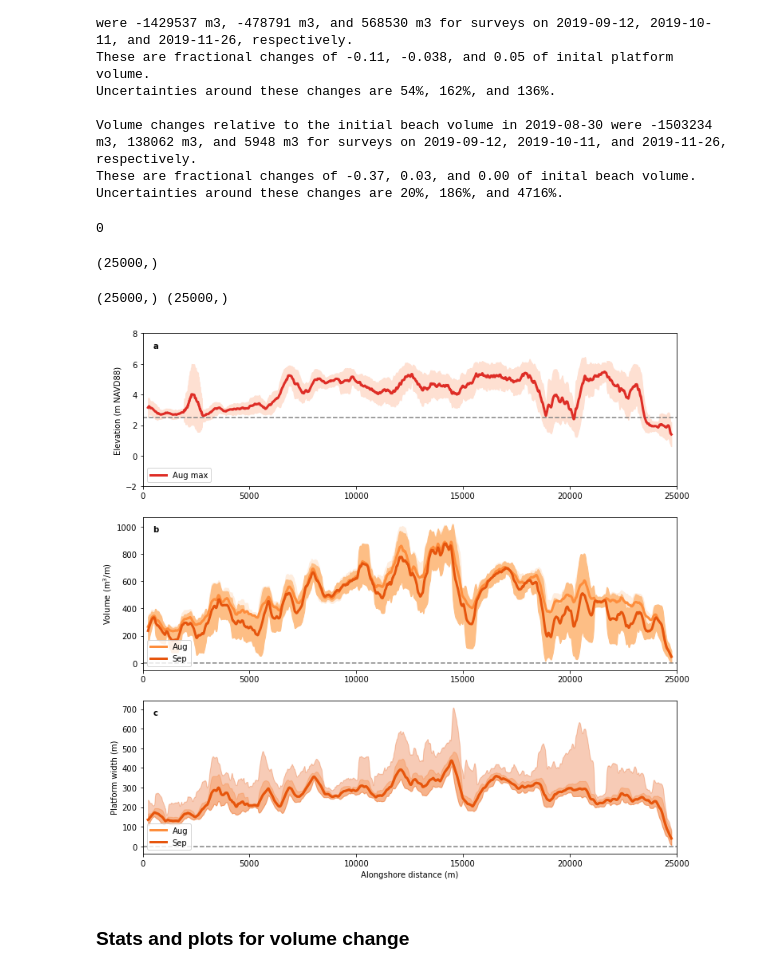
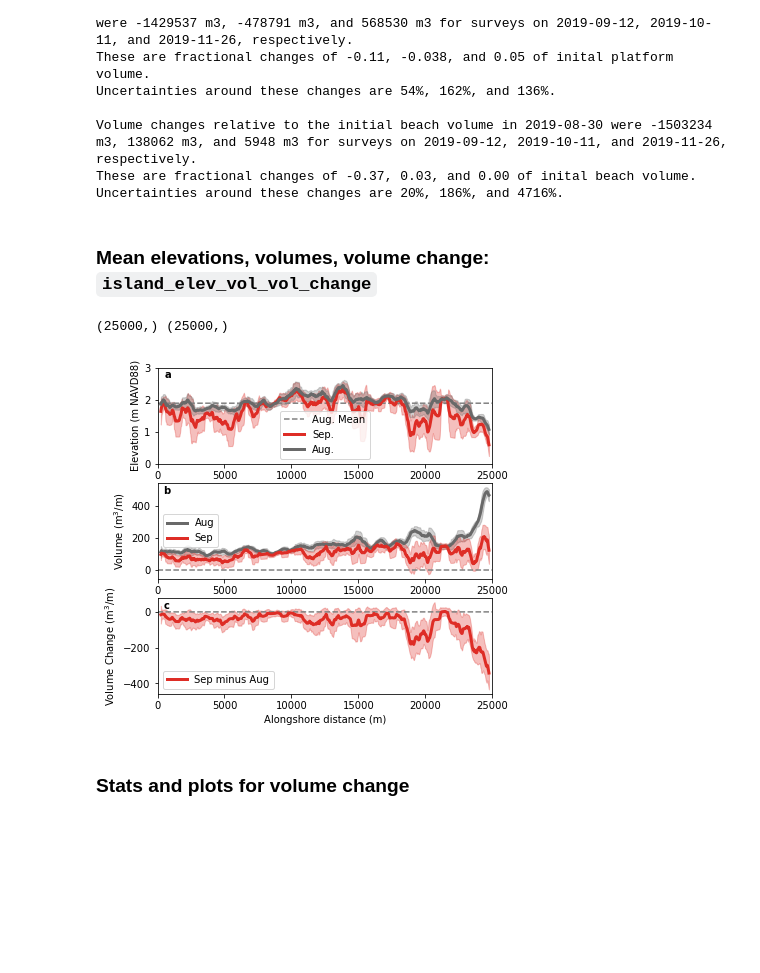
Before and after one commit to csherwood-usgs/CoreBx, a Jupyter notebook: CoreBx_process.ipynb, the cells around one changed output. Drawn from its saved outputs; the diff is of its cells as text; code cells hidden in the pictures; blank space fills up the shorter version.

Commit message:
still working on alongshore plots

```diff
--- a/CoreBx_process.ipynb
+++ b/CoreBx_process.ipynb
@@ -1028,18 +1028,8 @@ Uncertainties around these changes are 54%, 162%, and 136%.
 Volume changes relative to the initial beach volume in 2019-08-30 were -1503234 m3, 138062 m3, and 5948 m3 for surveys on 2019-09-12, 2019-10-11, and 2019-11-26, respectively.
 These are fractional changes of -0.37, 0.03, and 0.00 of inital beach volume.
 Uncertainties around these changes are 20%, 186%, and 4716%.
-# %%
-np.sum(np.isnan(plat_vol))
-# %% [output]
-0
-# %%
-y.shape
-# %% [output]
-(25000,)
-# %%
-for i in range(0,4):
-    vpmean[:,i] = running_nanmean(plat_vol[:,i],501)
-    vpstd[:,i] = running_stddev(plat_vol[:,i],501)
+# %% [markdown]
+### Mean elevations, volumes, volume change: `island_elev_vol_vol_change`
 # %%
 # NOTE - The volumes and widths are associated with the LAST MAP calculated in the loop above
 # island width is wrong in places with no island volume
@@ -1051,13 +1041,22 @@ width_platform0=platform_width.copy()
 # average volume
 vpmean = np.zeros_like(plat_vol)
 vpstd = vpmean.copy()
+vbmean = vpmean.copy()
+vbstd = vpmean.copy()
 apmean = vpmean.copy()
 apstd = vpmean.copy()
+elmean = vpmean.copy()
+elstd = vpmean.copy()
 
 # smooth volumes and widths
 for i in range(0,4):
+    eltot = all_vol/island_width
+    elmean[:,i] = running_nanmean(eltot[:,i],501)
+    elstd[:,i] = running_stddev(eltot[:,i],501)
     vpmean[:,i] = running_nanmean(plat_vol[:,i],501)
     vpstd[:,i] = running_stddev(plat_vol[:,i],501)
+    vpmean[:,i] = running_nanmean(beach_vol[:,i],501)
+    vpstd[:,i] = running_stddev(beach_vol[:,i],501)
     apmean[:,i] = running_nanmean(width_platform0[:,i],501)
     apstd[:,i] = running_stddev(width_platform0[:,i],501)
 
@@ -1066,56 +1065,63 @@ x = zdune[:,0]
 xs = running_nanmean(x,501)
 xstd = running_stddev(x,501)
 print(np.shape(x),np.shape(xs))
 
 #vp_err = np.sqrt( vpstd**2 + (width_platform*np.tile(sigma_tot,[nalong,1]).T)**2 )
+mean_eltot = np.nanmean(eltot,0)
 
-plt.figure(figsize=(12,12))
+plt.figure(figsize=(6,6))
 ax1=plt.subplot(311)
-plt.plot(y,np.ones_like(y)*2.5,'--',c='gray')
-plt.plot(y,xs,'-',linewidth=3,c=red3[2],label='Aug max')
-ax1.fill_between(y,xs-xstd,xs+xstd,color=red3[0])
-# plt.plot(y,pelev0s,linewidth=3,c=cols[1],label='Aug mean')
-# plt.plot(y,pelev1s,linewidth=3,c=cols[2],label='Sep mean')
-# ax1.fill_between(y,pelev1s-pelev1sd,pelev1s+pelev1sd,color=cols[0])
-plt.ylim((-2,8))
+plt.plot(y,np.ones_like(y)*mean_eltot[0],'--',c='gray',label='Aug. Mean')
+
+plt.plot(y,elmean[:,1],'-',linewidth=3,c=red3[2],label='Sep.')
+ax1.fill_between(y,elmean[:,1]-elstd[:,1],elmean[:,1]+elstd[:,1],color=red3[2], alpha=0.3)
+
+plt.plot(y,elmean[:,0],'-',linewidth=3,c='dimgray',label='Aug.')
+ax1.fill_between(y,elmean[:,0]-elstd[:,0],elmean[:,0]+elstd[:,0],color='dimgray', alpha=0.3)
+
+
+plt.ylim((0,3))
 plt.text(0.02, 0.92,'a',horizontalalignment='left',verticalalignment='center',transform = ax1.transAxes, fontweight='bold')
-plt.legend(loc='lower left')
+plt.legend(loc='lower center')
 plt.ylabel('Elevation (m NAVD88)')
 plt.xlim((0,25000))
 
 ax2=plt.subplot(312)
 plt.plot(y,np.ones_like(y)*0.,'--',c='gray')
-plt.plot(y,vpmean[:,0],linewidth=3,c=cols[2],label='Aug')
-plt.plot(y,vpmean[:,1],linewidth=3,c=cols[3],label='Sep')
-ax2.fill_between(y,vpmean[:,0]-vpstd[:,0],vpmean[:,0]+vpstd[:,0],color=cols[0])
-ax2.fill_between(y,vpmean[:,1]-vpstd[:,1],vpmean[:,1]+vpstd[:,1],color=cols[1])
+
+ax2.fill_between(y,vpmean[:,0]-vpstd[:,0],vpmean[:,0]+vpstd[:,0],color='dimgray',alpha=0.3)
+ax2.fill_between(y,vpmean[:,1]-vpstd[:,1],vpmean[:,1]+vpstd[:,1],color=red3[2], alpha=0.3)
+plt.plot(y,vpmean[:,0],linewidth=3,c='dimgray',label='Aug')
+plt.plot(y,vpmean[:,1],linewidth=3,c=red3[2],label='Sep')
+
 plt.text(0.02, 0.92,'b ',horizontalalignment='left',verticalalignment='center',transform = ax2.transAxes, fontweight='bold')
 #plt.ylim((-2,8))
 plt.ylabel('Volume (m$^3$/m)')
-plt.legend(loc='lower left')
+plt.legend(loc='center left')
 plt.xlim((0,25000))
 #plt.xlabel('Alongshore distance (m)')
 
+vol_change_1 = vpmean[:,1]-vpmean[:,0]
+vol_change_std_1 = np.sqrt(vpstd[:,0]**2 + vpstd[:,1]**2)
+
 ax3=plt.subplot(313)
-plt.plot(y,np.ones_like(y)*0.,'--',c='gray')
-plt.plot(y,apmean[:,0],linewidth=3,c=cols[2],label='Aug')
-plt.plot(y,apmean[:,1],linewidth=3,c=cols[3],label='Sep')
-ax3.fill_between(y,apmean[:,0]-apstd[:,0],apmean[:,0]+apstd[:,0],color=cols[2],alpha=0.3)
-ax3.fill_between(y,apmean[:,1]-apstd[:,1],apmean[:,1]+vpstd[:,1],color=cols[3],alpha=0.3)
+plt.plot(y,np.zeros_like(y), '--',c='gray')
+ax3.fill_between(y,vol_change_1-vol_change_std_1, vol_change_1+vol_change_std_1, color=red3[2],alpha=0.3)
+plt.plot(y, vol_change_1, linewidth=3, c=red3[2], label='Sep minus Aug')
 plt.text(0.02, 0.92,'c ',horizontalalignment='left',verticalalignment='center',transform = ax3.transAxes, fontweight='bold')
 #plt.ylim((-2,8))
-plt.ylabel('Platform width (m)')
+plt.ylabel('Volume Change (m$^3$/m)')
 plt.legend(loc='lower left')
 plt.xlim((0,25000))
 plt.xlabel('Alongshore distance (m)')
 
-fig_name = fig_dir+'island_crest_vol_area.svg'
+fig_name = fig_dir+'island_elev_vol_vol_change.svg'
 plt.savefig(fig_name,bbox_inches='tight', format='svg')
-fig_name = 'island_crest_vol_area.png'
+fig_name = fig_dir+'island_elev_vol_vol_change.png'
 plt.savefig(fig_name,bbox_inches='tight', format='png', dpi = 200)
 # %% [output]
 (25000,) (25000,)
-[figure, old version]
+[figure, new version]
 # %% [markdown]
 ### Stats and plots for volume change
 # %%
```
Also changed, not shown: parts of 14 cells of this notebook, 1 other file.
